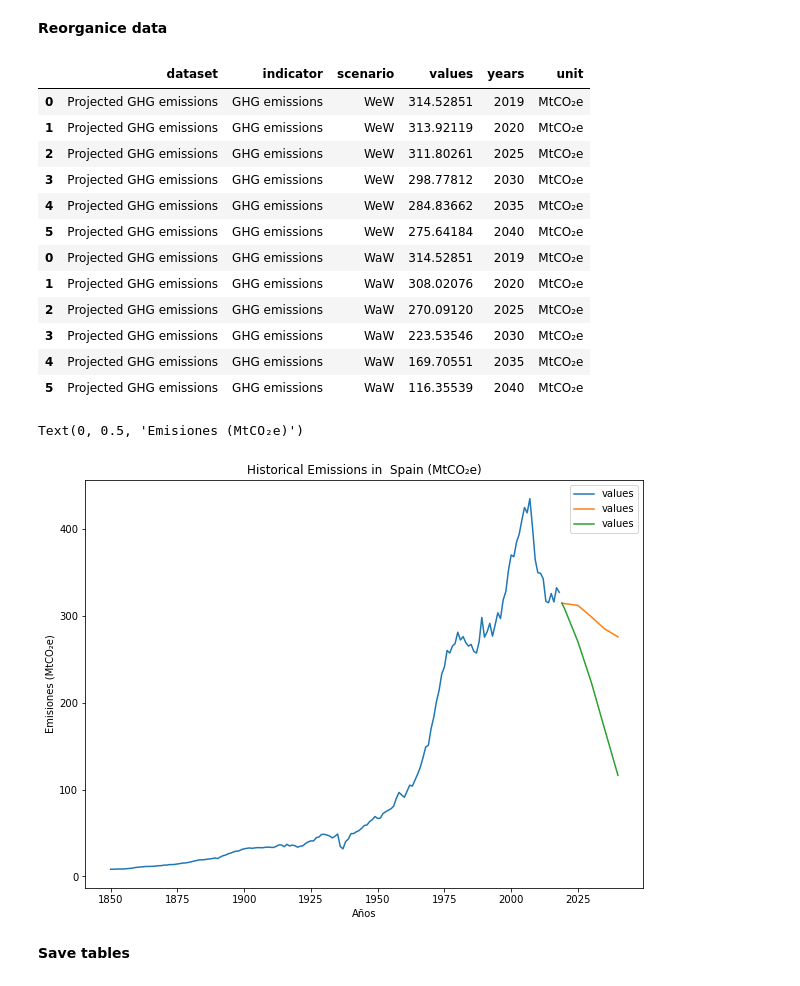
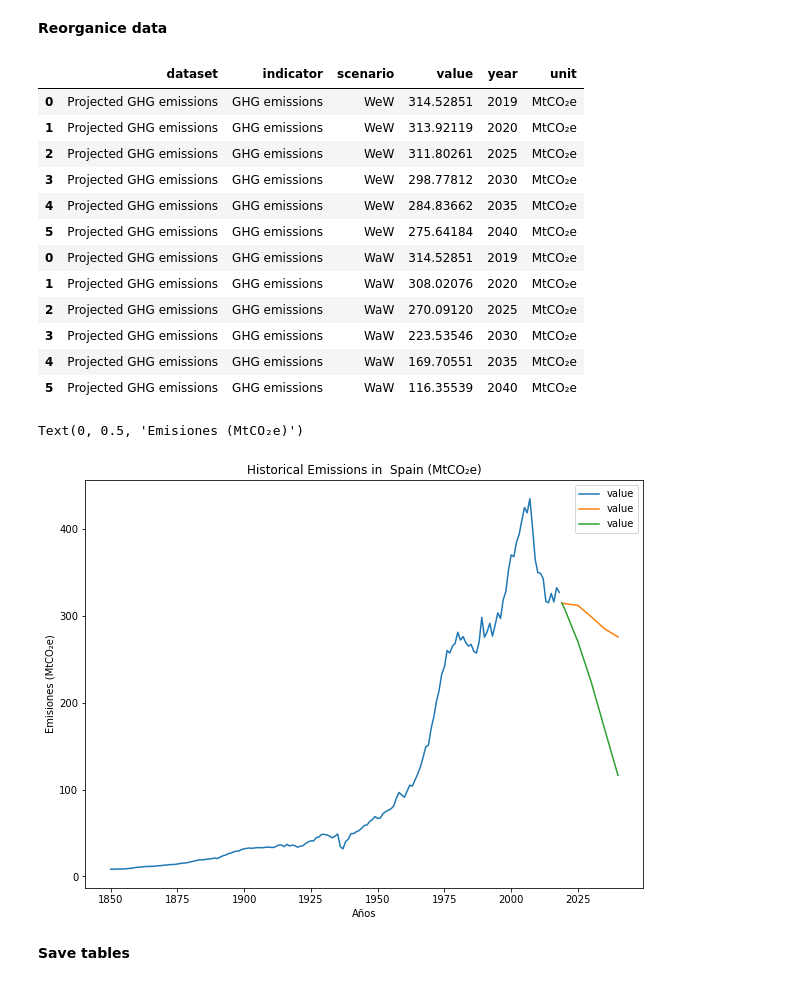
Before and after one commit to Vizzuality/ecf-agricultural-climate-impact, a Jupyter notebook: data/notebooks/Lab/12_Emisiones_GEI.ipynb, the cells around one changed output. Cells and saved outputs as stored; diff of their text form; code cells hidden in the pictures.

```diff
--- a/data/notebooks/Lab/12_Emisiones_GEI.ipynb
+++ b/data/notebooks/Lab/12_Emisiones_GEI.ipynb
@@ -93,8 +93,6 @@ df_historic['indicator'] = 'GHG emissions'
 
 df_historic = df_historic[['dataset', 'indicator', 'value', 'year', 'unit']]
 
-df_historic.rename(columns={'value': 'values', 'year': 'years'}, inplace = True)
-
 df_historic
 # %% [output]
 A value is trying to be set on a copy of a slice from a DataFrame.
@@ -166,11 +169,9 @@ df_projected['unit'] = df_historic['unit'].iloc[0]
 
 df_projected = df_projected[['dataset', 'indicator', 'scenario', 'value', 'year', 'unit']]
 
-df_projected.rename(columns={'value': 'values', 'year': 'years'}, inplace = True)
-
 df_projected
 # %% [output]
-|  | dataset | indicator | scenario | values | years | unit |
+|  | dataset | indicator | scenario | value | year | unit |
 | 0 | Projected GHG emissions | GHG emissions | WeW | 314.52851 | 2019 | MtCO₂e |
 | 1 | Projected GHG emissions | GHG emissions | WeW | 313.92119 | 2020 | MtCO₂e |
 | 2 | Projected GHG emissions | GHG emissions | WeW | 311.80261 | 2025 | MtCO₂e |
@@ -186,16 +187,16 @@ df_projected
 # %%
 fig, ax = plt.subplots(figsize=(10,7.5))
 
-df_historic.plot(ax = ax, x='years', y='values')
-df_projected[df_projected['scenario'] == 'WeW'].plot(ax = ax, x='years', y='values')
-df_projected[df_projected['scenario'] == 'WaW'].plot(ax = ax, x='years', y='values')
+df_historic.plot(ax = ax, x='year', y='value')
+df_projected[df_projected['scenario'] == 'WeW'].plot(ax = ax, x='year', y='value')
+df_projected[df_projected['scenario'] == 'WaW'].plot(ax = ax, x='year', y='value')
 
 ax.set_title('Historical Emissions in  Spain (MtCO₂e)')
 ax.set_xlabel('Años')
 ax.set_ylabel('Emisiones (MtCO₂e)')
 # %% [output]
 Text(0, 0.5, 'Emisiones (MtCO₂e)')
-[figure, old version]
+[figure, new version]
 # %% [markdown]
 **Save tables**
 # %%
```
Also changed, not shown: parts of 2 cells of this notebook, 2 other files.
